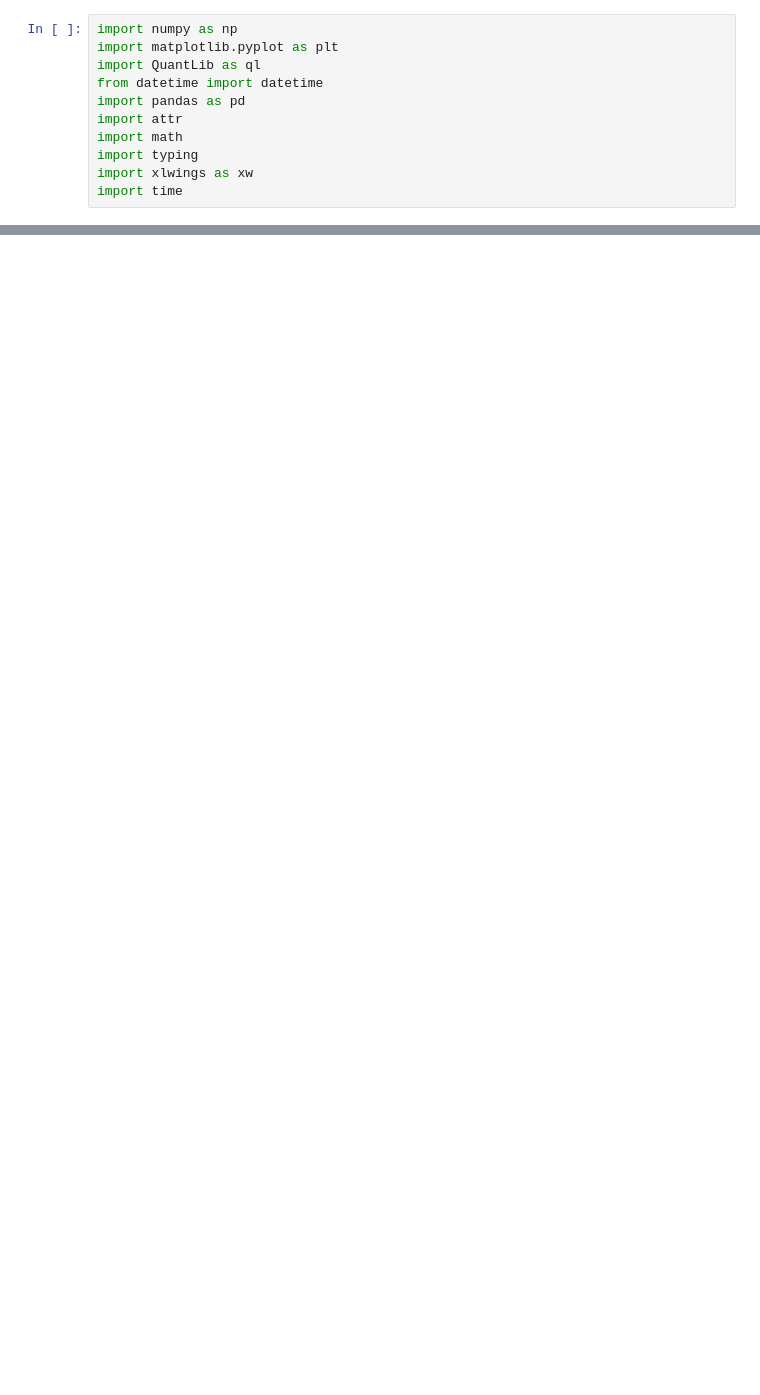
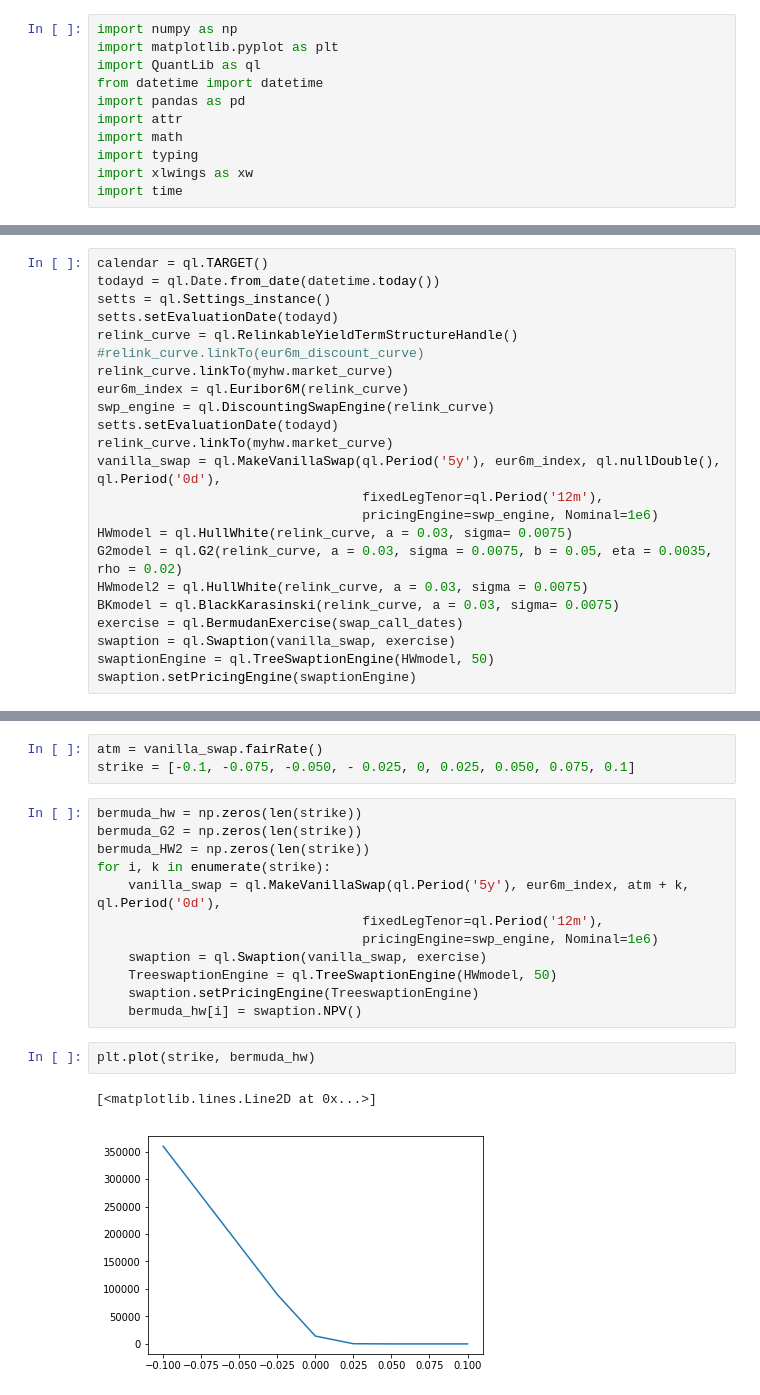
Before and after one commit to andrea220/master_thesis, a Jupyter notebook: HW_two_factor.ipynb, the cells around one changed output, grey strips where cells are left out. Cells and saved outputs as stored; diff of their text form; blank space fills up the shorter version.

```diff
--- a/HW_two_factor.ipynb
+++ b/HW_two_factor.ipynb
@@ -105,0 +288,23 @@ np.random.normal(0,1)
+# %%
+calendar = ql.TARGET()
+todayd = ql.Date.from_date(datetime.today())
+setts = ql.Settings_instance()
+setts.setEvaluationDate(todayd)
+relink_curve = ql.RelinkableYieldTermStructureHandle()
+#relink_curve.linkTo(eur6m_discount_curve)
+relink_curve.linkTo(myhw.market_curve)
+eur6m_index = ql.Euribor6M(relink_curve)
+swp_engine = ql.DiscountingSwapEngine(relink_curve)
+setts.setEvaluationDate(todayd)
+relink_curve.linkTo(myhw.market_curve)
+vanilla_swap = ql.MakeVanillaSwap(ql.Period('5y'), eur6m_index, ql.nullDouble(), ql.Period('0d'),
+                                  fixedLegTenor=ql.Period('12m'),
+                                  pricingEngine=swp_engine, Nominal=1e6)
+HWmodel = ql.HullWhite(relink_curve, a = 0.03, sigma= 0.0075)
+G2model = ql.G2(relink_curve, a = 0.03, sigma = 0.0075, b = 0.05, eta = 0.0035, rho = 0.02)
+HWmodel2 = ql.HullWhite(relink_curve, a = 0.03, sigma = 0.0075)
+BKmodel = ql.BlackKarasinski(relink_curve, a = 0.03, sigma= 0.0075)
+exercise = ql.BermudanExercise(swap_call_dates)
+swaption = ql.Swaption(vanilla_swap, exercise)
+swaptionEngine = ql.TreeSwaptionEngine(HWmodel, 50)
+swaption.setPricingEngine(swaptionEngine)
@@ -105,0 +315,20 @@ np.random.normal(0,1)
+# %%
+atm = vanilla_swap.fairRate()
+strike = [-0.1, -0.075, -0.050, - 0.025, 0, 0.025, 0.050, 0.075, 0.1]
+# %%
+bermuda_hw = np.zeros(len(strike))
+bermuda_G2 = np.zeros(len(strike))
+bermuda_HW2 = np.zeros(len(strike))
+for i, k in enumerate(strike):
+    vanilla_swap = ql.MakeVanillaSwap(ql.Period('5y'), eur6m_index, atm + k, ql.Period('0d'),
+                                  fixedLegTenor=ql.Period('12m'),
+                                  pricingEngine=swp_engine, Nominal=1e6)
+    swaption = ql.Swaption(vanilla_swap, exercise)
+    TreeswaptionEngine = ql.TreeSwaptionEngine(HWmodel, 50)
+    swaption.setPricingEngine(TreeswaptionEngine)
+    bermuda_hw[i] = swaption.NPV()
+# %%
+plt.plot(strike, bermuda_hw)
+# %% [output]
+[<matplotlib.lines.Line2D at 0x...>]
+[figure, added]
```
Also changed, not shown: parts of 28 cells of this notebook.
